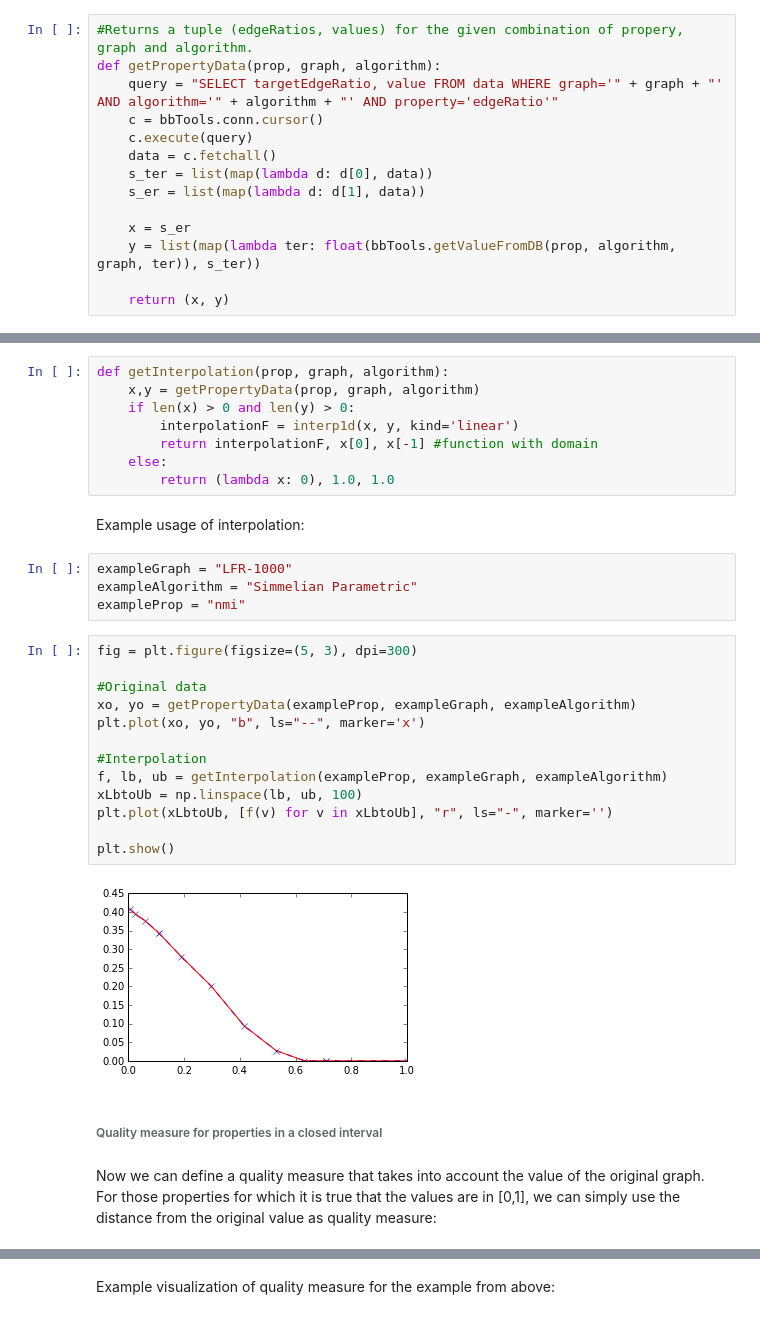
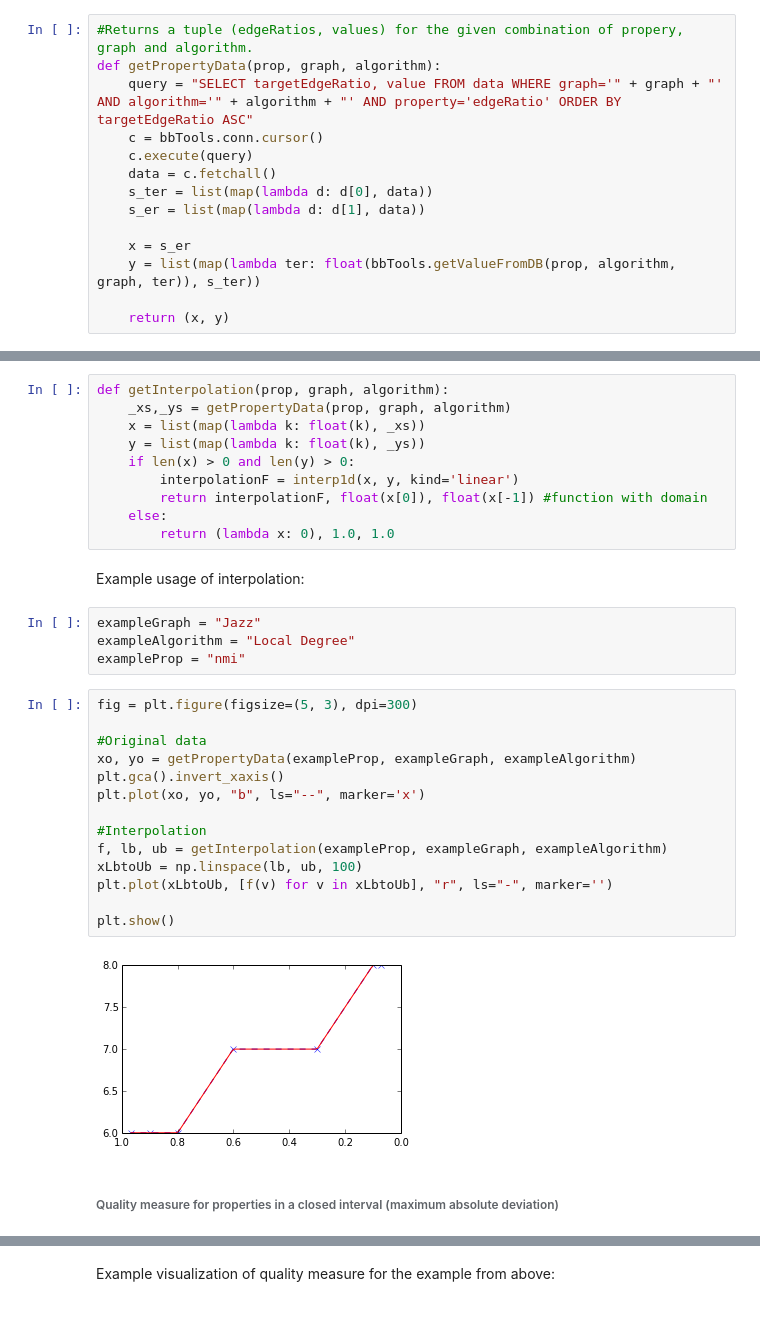
Before and after one commit to kit-parco/networkit-hyperbolic-kd, a Jupyter notebook: Doc/Notebooks/BackboneStatistics.ipynb, the cells around one changed output, grey strips where cells are left out. Drawn from its saved outputs; the diff is of its cells as text.

```diff
--- a/Doc/Notebooks/BackboneStatistics.ipynb
+++ b/Doc/Notebooks/BackboneStatistics.ipynb
@@ -64,7 +64,7 @@ colors = ["r", "k", "g", "c", "m", "y", "b", kitColors['kitorange'], kitColors['
 # %%
 #Returns a tuple (edgeRatios, values) for the given combination of propery, graph and algorithm.
 def getPropertyData(prop, graph, algorithm):
-    query = "SELECT targetEdgeRatio, value FROM data WHERE graph='" + graph + "' AND algorithm='" + algorithm + "' AND property='edgeRatio'"
+    query = "SELECT targetEdgeRatio, value FROM data WHERE graph='" + graph + "' AND algorithm='" + algorithm + "' AND property='edgeRatio' ORDER BY targetEdgeRatio ASC"
     c = bbTools.conn.cursor()
     c.execute(query)
     data = c.fetchall()
@@ -296,34 +292,35 @@ Let's try to describe a quality measure in [0,1] for each property.
 Problem: Wanting to "add up" different quality measures, we face the problem values were calculated for different edge ratios since calculating backbones for arbitrary ratios is not always possible. That's why, as a first step, the data needs to be interpolated.
 # %%
 def getInterpolation(prop, graph, algorithm):
-    x,y = getPropertyData(prop, graph, algorithm)
+    _xs,_ys = getPropertyData(prop, graph, algorithm)
+    x = list(map(lambda k: float(k), _xs))
+    y = list(map(lambda k: float(k), _ys))
     if len(x) > 0 and len(y) > 0:
         interpolationF = interp1d(x, y, kind='linear')
-        return interpolationF, x[0], x[-1] #function with domain
+        return interpolationF, float(x[0]), float(x[-1]) #function with domain
     else:
         return (lambda x: 0), 1.0, 1.0
 # %% [markdown]
 Example usage of interpolation:
 # %%
-exampleGraph = "LFR-1000"
-exampleAlgorithm = "Simmelian Parametric"
+exampleGraph = "Jazz"
+exampleAlgorithm = "Local Degree"
 exampleProp = "nmi"
 # %%
 fig = plt.figure(figsize=(5, 3), dpi=300)
 
 #Original data
 xo, yo = getPropertyData(exampleProp, exampleGraph, exampleAlgorithm)
+plt.gca().invert_xaxis()
 plt.plot(xo, yo, "b", ls="--", marker='x')
 
 #Interpolation
 f, lb, ub = getInterpolation(exampleProp, exampleGraph, exampleAlgorithm)
 xLbtoUb = np.linspace(lb, ub, 100)
 plt.plot(xLbtoUb, [f(v) for v in xLbtoUb], "r", ls="-", marker='')
 
 plt.show()
 # %% [output]
-[figure, old version]
+[figure, new version]
 # %% [markdown]
-###### Quality measure for properties in a closed interval
+###### Quality measure for properties in a closed interval (maximum absolute deviation)
-# %% [markdown]
-Now we can define a quality measure that takes into account the value of the original graph. For those properties for which it is true that the values are in [0,1], we can simply use the distance from the original value as quality measure:
```
Also changed, not shown: parts of 26 cells of this notebook.
